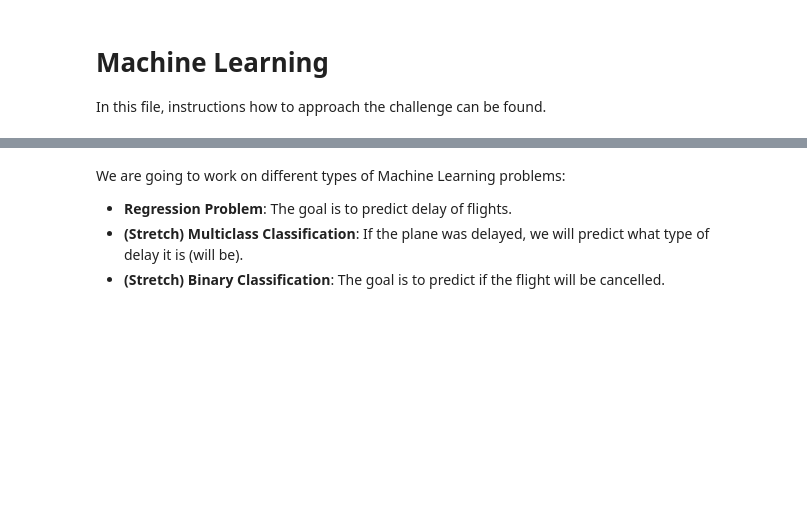
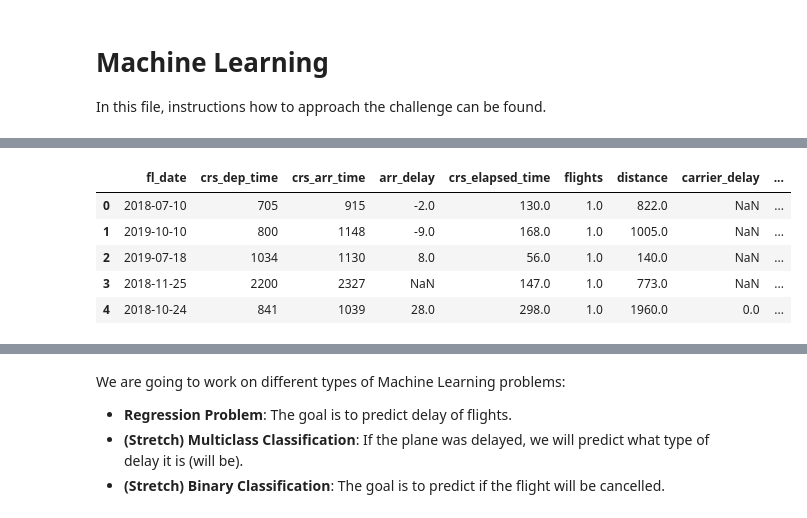
Before and after one commit to BRCanada/Flight-Delay-Prediction, a Jupyter notebook: modeling-BR.ipynb, the cells around one changed output, grey strips where cells are left out. Cells and saved outputs as stored; diff of their text form; code cells hidden in the pictures; blank space fills up the shorter version.

```diff
--- a/modeling-BR.ipynb
+++ b/modeling-BR.ipynb
@@ -4,0 +62,18 @@ In this file, instructions how to approach the challenge can be found.
+# %%
+flights_M0 = flights.select_dtypes(exclude=['object'])
+# %%
+#remove categorical int cols
+flights_M0.drop(['mkt_carrier_fl_num', 'op_carrier_fl_num', 'origin_airport_id', 'dest_airport_id', 'dep_time', 'dep_delay', 'taxi_out',
+    'wheels_off', 'wheels_on', 'taxi_in', 'arr_time', 'cancelled',
+    'diverted', 'actual_elapsed_time', 'air_time',
+    'first_dep_time', 'total_add_gtime',
+    'longest_add_gtime', 'no_name'], axis = 1, inplace = True)
+# %%
+flights_M0.head()
+# %% [output]
+|  | fl_date | crs_dep_time | crs_arr_time | arr_delay | crs_elapsed_time | flights | distance | carrier_delay | ... |
+| 0 | 2018-07-10 | 705 | 915 | -2.0 | 130.0 | 1.0 | 822.0 | NaN | ... |
+| 1 | 2019-10-10 | 800 | 1148 | -9.0 | 168.0 | 1.0 | 1005.0 | NaN | ... |
+| 2 | 2019-07-18 | 1034 | 1130 | 8.0 | 56.0 | 1.0 | 140.0 | NaN | ... |
+| 3 | 2018-11-25 | 2200 | 2327 | NaN | 147.0 | 1.0 | 773.0 | NaN | ... |
+| 4 | 2018-10-24 | 841 | 1039 | 28.0 | 298.0 | 1.0 | 1960.0 | 0.0 | ... |
```
Also changed, not shown: parts of 37 cells of this notebook.
